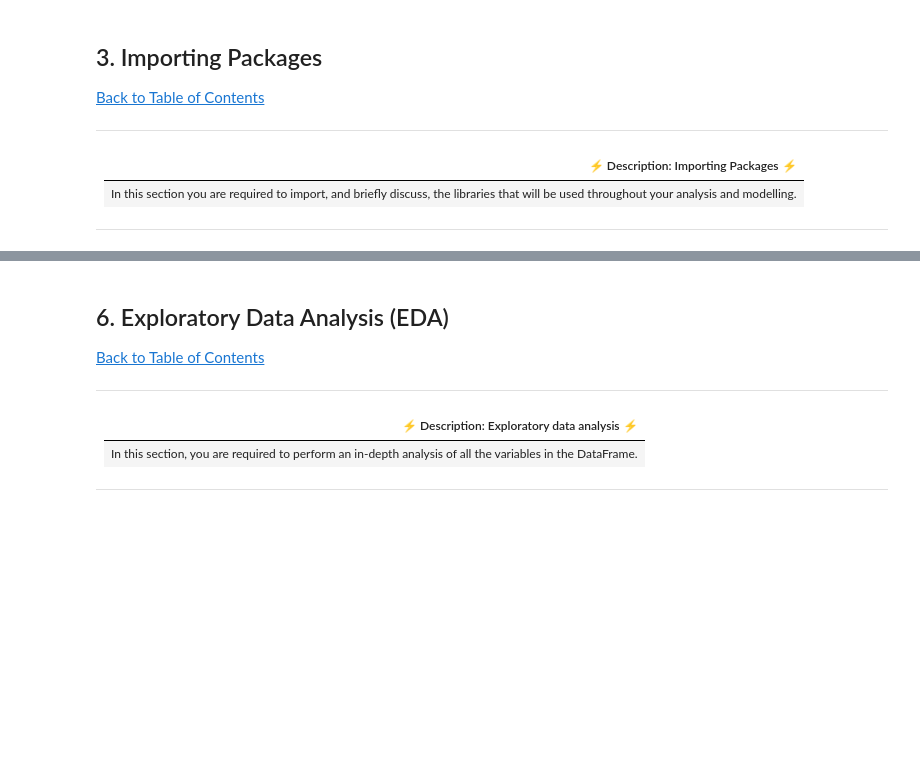
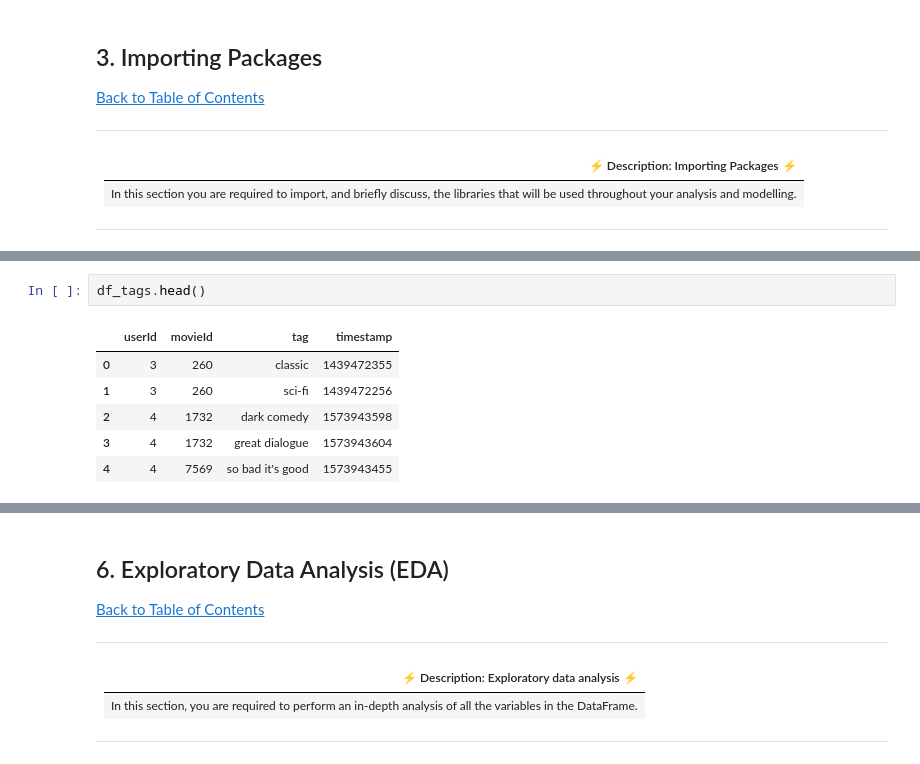
Before and after one commit to HlawuR/SmartRecommender, a Jupyter notebook: Unsupervised_skeleton_notebook.ipynb, the cells around one changed output, grey strips where cells are left out. Cells and saved outputs as stored; diff of their text form; blank space fills up the shorter version.

```diff
--- a/Unsupervised_skeleton_notebook.ipynb
+++ b/Unsupervised_skeleton_notebook.ipynb
@@ -112,0 +239,9 @@ df = # load the data
+# %%
+df_tags.head()
+# %% [output]
+|  | userId | movieId | tag | timestamp |
+| 0 | 3 | 260 | classic | 1439472355 |
+| 1 | 3 | 260 | sci-fi | 1439472256 |
+| 2 | 4 | 1732 | dark comedy | 1573943598 |
+| 3 | 4 | 1732 | great dialogue | 1573943604 |
+| 4 | 4 | 7569 | so bad it's good | 1573943455 |
```
Also changed, not shown: parts of 28 cells of this notebook.
